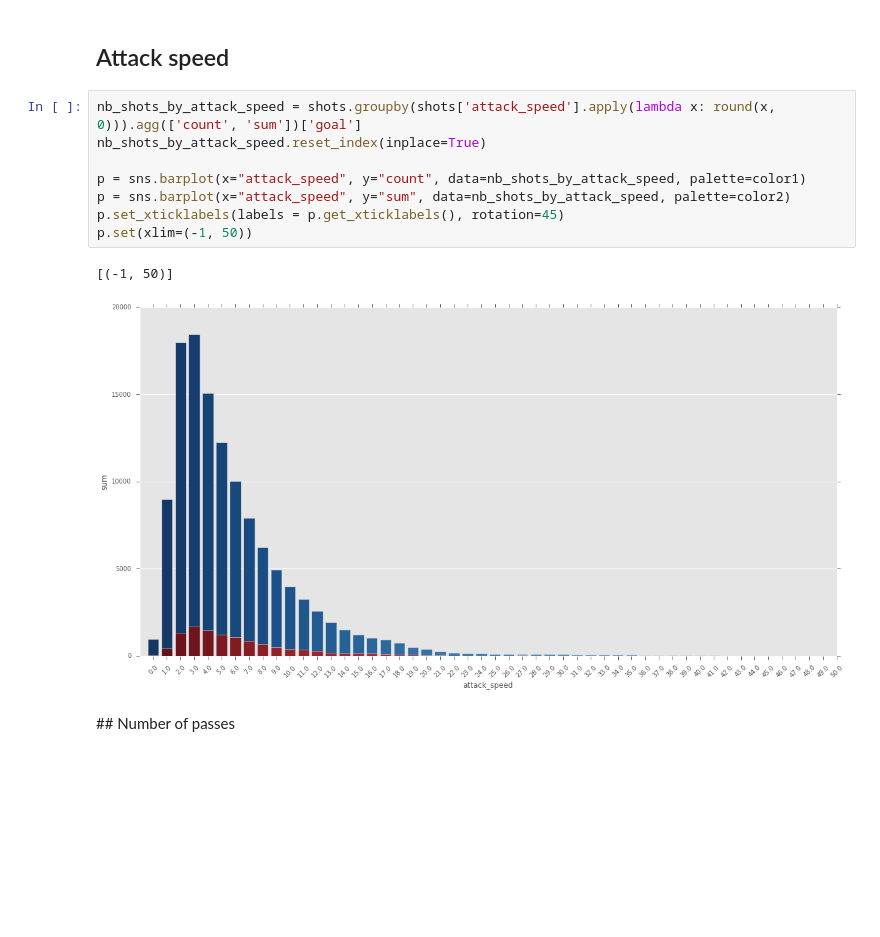
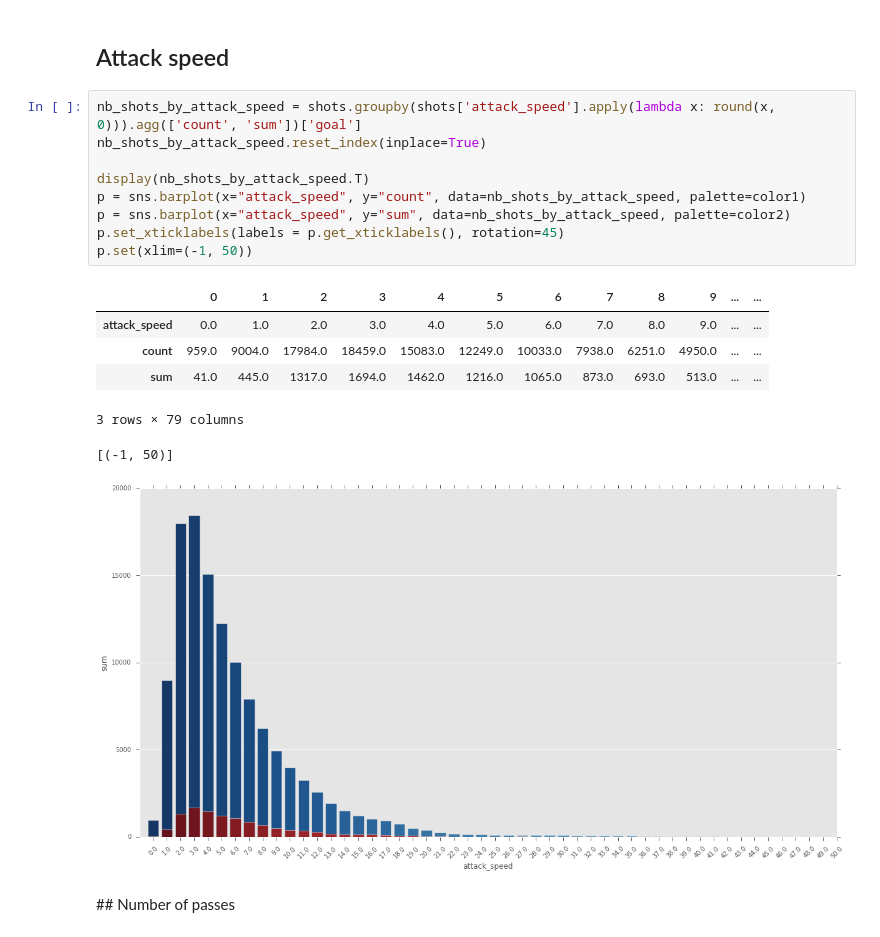
Before and after one commit to 10contre11/notebooks, a Jupyter notebook: xg_features_selection.ipynb, the cells around one changed output. Saved outputs shown, nothing was run; the diff lists cells and outputs as text; blank space fills up the shorter version.

```diff
--- a/xg_features_selection.ipynb
+++ b/xg_features_selection.ipynb
@@ -79,13 +100,19 @@ p.set(xlim=(-1, 80))
 # %%
 nb_shots_by_attack_speed = shots.groupby(shots['attack_speed'].apply(lambda x: round(x, 0))).agg(['count', 'sum'])['goal']
 nb_shots_by_attack_speed.reset_index(inplace=True)
 
+display(nb_shots_by_attack_speed.T)
 p = sns.barplot(x="attack_speed", y="count", data=nb_shots_by_attack_speed, palette=color1)
 p = sns.barplot(x="attack_speed", y="sum", data=nb_shots_by_attack_speed, palette=color2)
 p.set_xticklabels(labels = p.get_xticklabels(), rotation=45)
 p.set(xlim=(-1, 50))
 # %% [output]
+|  | 0 | 1 | 2 | 3 | 4 | 5 | 6 | 7 | 8 | 9 | ... | ... |
+| attack_speed | 0.0 | 1.0 | 2.0 | 3.0 | 4.0 | 5.0 | 6.0 | 7.0 | 8.0 | 9.0 | ... | ... |
+| count | 959.0 | 9004.0 | 17984.0 | 18459.0 | 15083.0 | 12249.0 | 10033.0 | 7938.0 | 6251.0 | 4950.0 | ... | ... |
+| sum | 41.0 | 445.0 | 1317.0 | 1694.0 | 1462.0 | 1216.0 | 1065.0 | 873.0 | 693.0 | 513.0 | ... | ... |
-[(-1, 50)]
+3 rows × 79 columns
+[(-1, 50)]
 [figure]
 # %% [markdown]
 ## Number of passes
```
Also changed, not shown: parts of 11 cells of this notebook.
